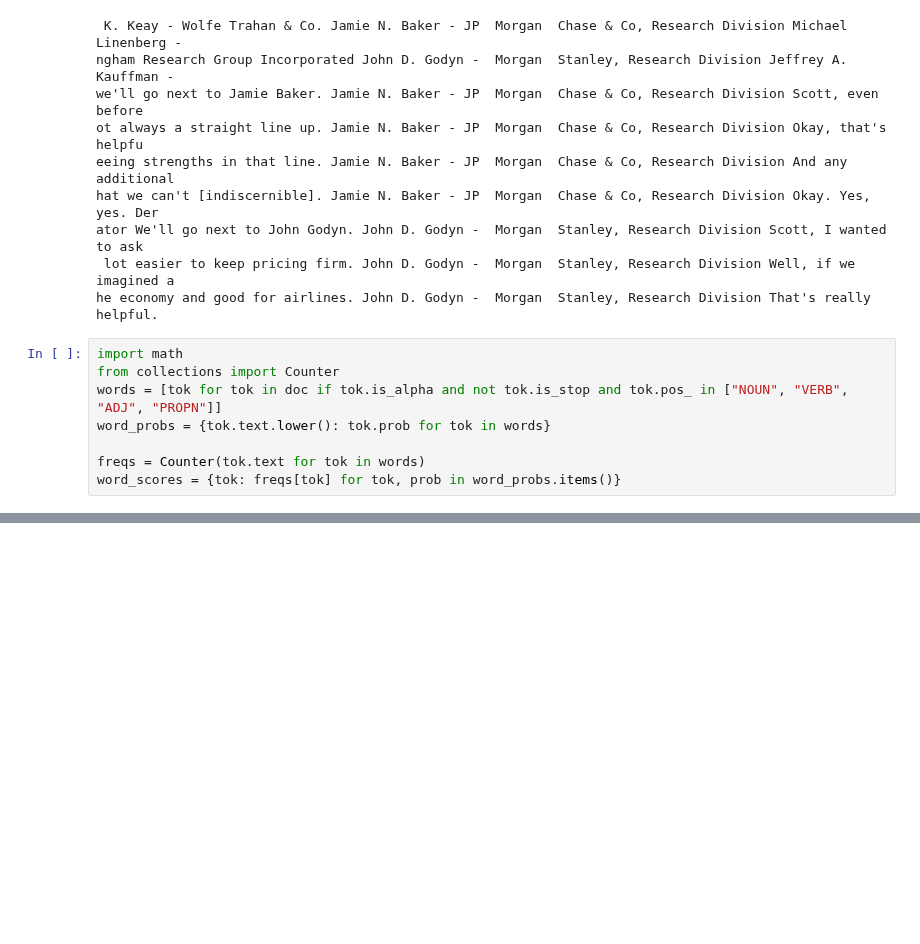
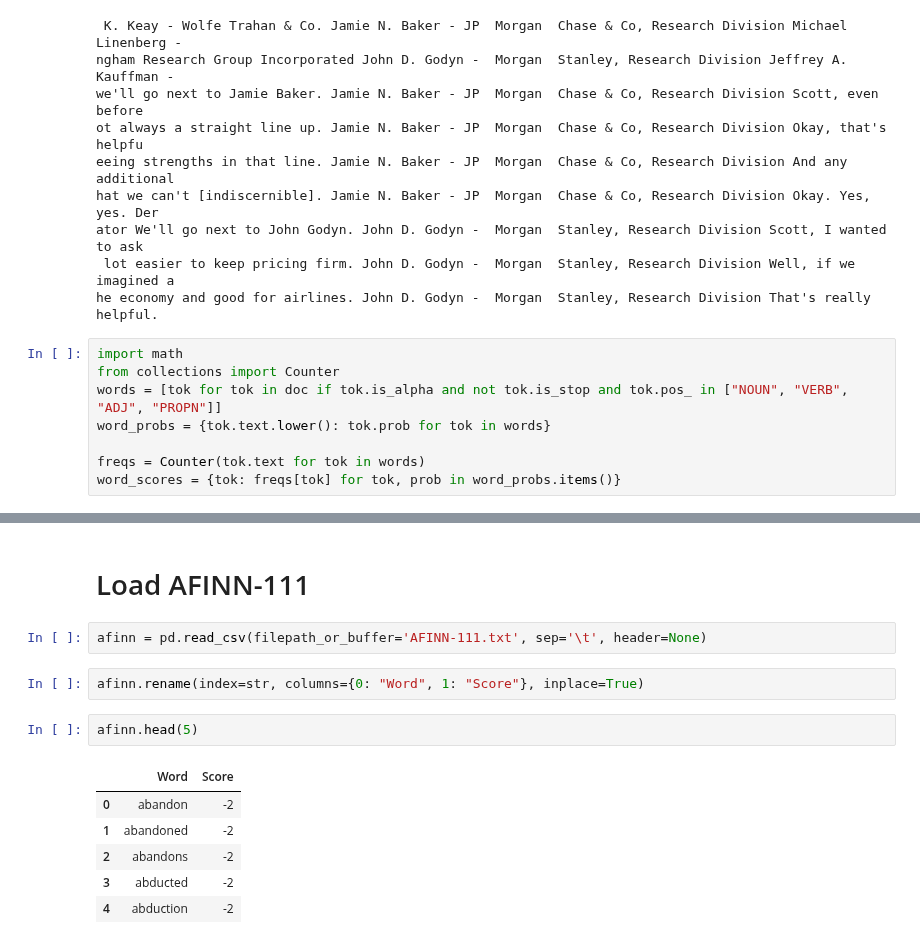
Before and after one commit to minimalgeek/Python, a Jupyter notebook: NLP/SpacySeekingAlpha/spacy_seeking_01.ipynb, the cells around one changed output, grey strips where cells are left out. Saved outputs shown, nothing was run; the diff lists cells and outputs as text; blank space fills up the shorter version.

```diff
--- a/NLP/SpacySeekingAlpha/spacy_seeking_01.ipynb
+++ b/NLP/SpacySeekingAlpha/spacy_seeking_01.ipynb
@@ -134,0 +160,15 @@ Image(filename='./wordcloud.png')
+# %% [markdown]
+# Load AFINN-111
+# %%
+afinn = pd.read_csv(filepath_or_buffer='AFINN-111.txt', sep='\t', header=None)
+# %%
+afinn.rename(index=str, columns={0: "Word", 1: "Score"}, inplace=True)
+# %%
+afinn.head(5)
+# %% [output]
+|  | Word | Score |
+| 0 | abandon | -2 |
+| 1 | abandoned | -2 |
+| 2 | abandons | -2 |
+| 3 | abducted | -2 |
+| 4 | abduction | -2 |
```
Also changed, not shown: parts of 18 cells of this notebook, 2 other files.
